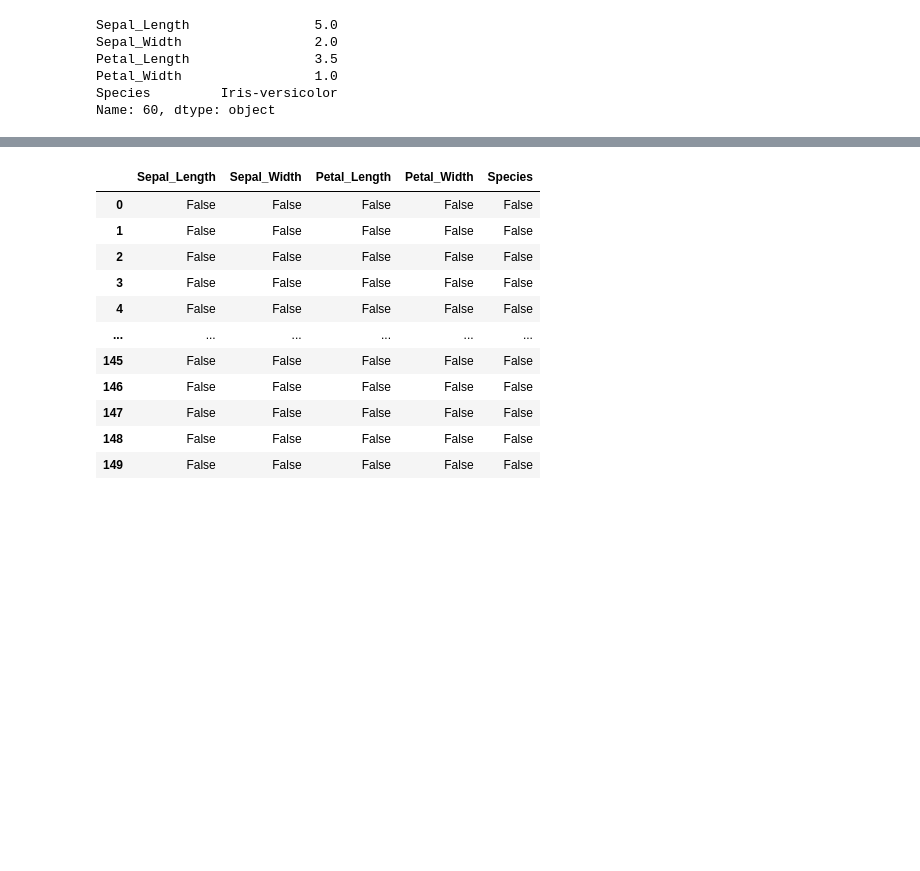
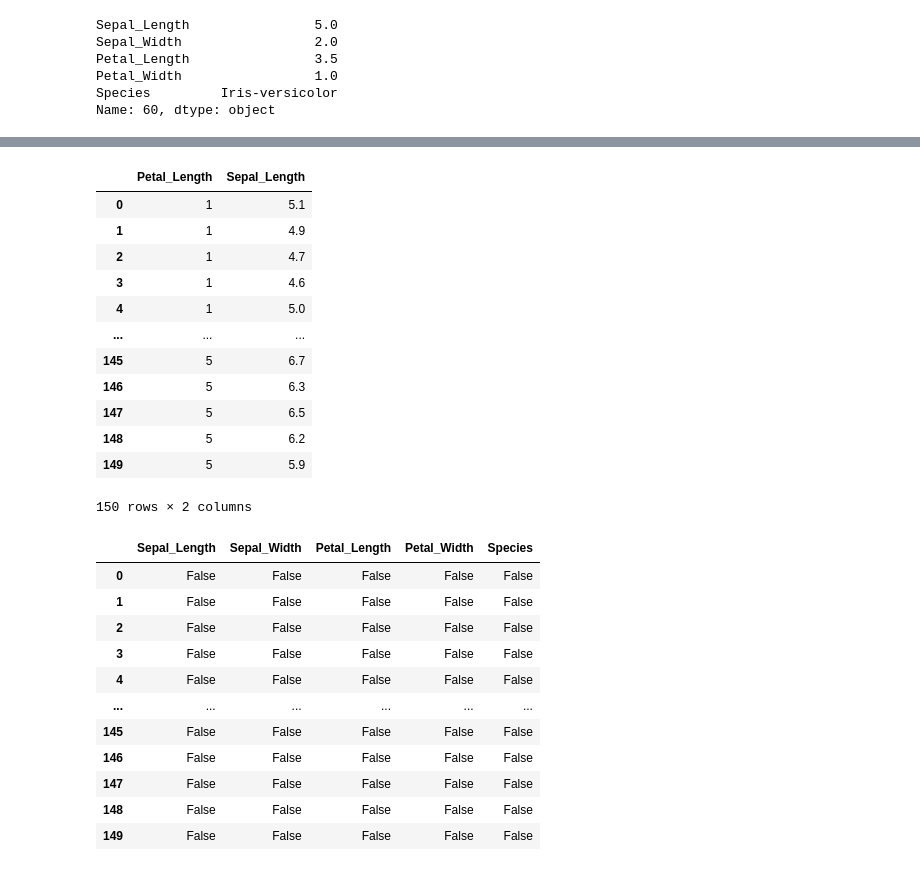
Before and after one commit to suryansh101gupta/DBSAL, a Jupyter notebook: 1Assignment.ipynb, the cells around one changed output, grey strips where cells are left out. Cells and saved outputs as stored; diff of their text form; code cells hidden in the pictures; blank space fills up the shorter version.

```diff
--- a/1Assignment.ipynb
+++ b/1Assignment.ipynb
@@ -232,4 +232,21 @@ iris.loc[:, ["Petal_Length", "Sepal_Length"]]
 150 rows × 2 columns
+# %%
+new_iris = iris.loc[:, ["Petal_Length", "Sepal_Length"]]
+new_iris
+# %% [output]
+|  | Petal_Length | Sepal_Length |
+| 0 | 1 | 5.1 |
+| 1 | 1 | 4.9 |
+| 2 | 1 | 4.7 |
+| 3 | 1 | 4.6 |
+| 4 | 1 | 5.0 |
+| ... | ... | ... |
+| 145 | 5 | 6.7 |
+| 146 | 5 | 6.3 |
+| 147 | 5 | 6.5 |
+| 148 | 5 | 6.2 |
+| 149 | 5 | 5.9 |
+150 rows × 2 columns
 # %%
 iris.isnull()
 # %% [output]
```
Also changed, not shown: parts of 5 cells of this notebook, 4 other files.
